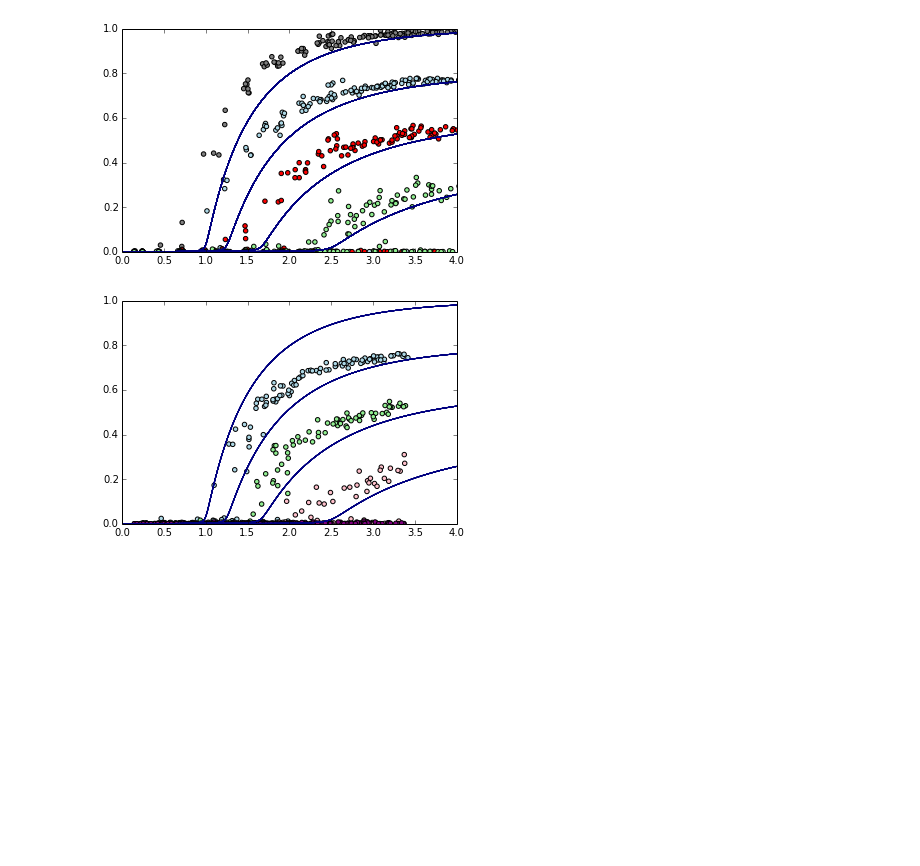
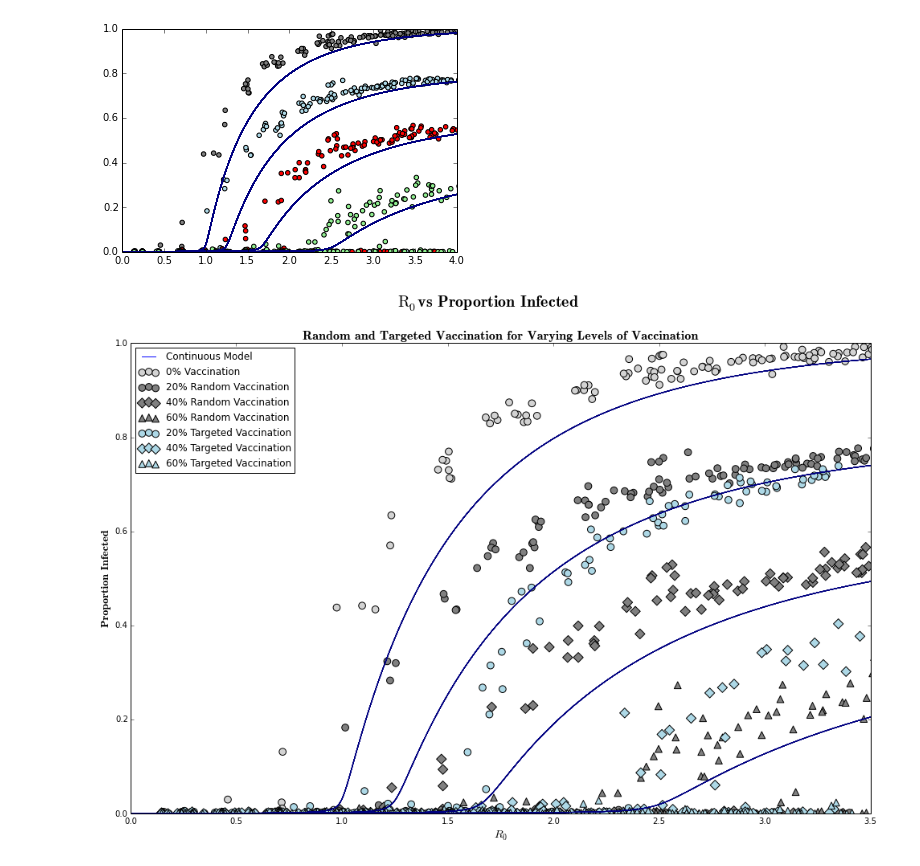
Before and after one commit to erinellefsen/summer2015, a Jupyter notebook: RandIgraph - prop infected(1).ipynb, the cells around one changed output. Drawn from its saved outputs; the diff is of its cells as text; code cells hidden in the pictures; blank space fills up the shorter version.

```diff
--- a/RandIgraph - prop infected(1).ipynb
+++ b/RandIgraph - prop infected(1).ipynb
@@ -143,20 +142,35 @@ z = [[0.2513000000000002, 0.001, 1000], [0.47687250000000014, 0.001, 1000], [0.7
 # %%
 Rlist = []
 Ilist = []
 fig = plt.figure()
+fig.set_size_inches(16.5, 10.5, forward=True)
 ax = fig.add_subplot(1,1,1)
-temp.plot_implicit2d(temp.continuousInfection, rangeX=(0,4),rangeY=(0,1),ax=ax)
-temp.plot_implicit2d(temp.continuousInfection2, rangeX=(0,4),rangeY=(0,1),ax=ax)
-temp.plot_implicit2d(temp.continuousInfection4, rangeX=(0,4),rangeY=(0,1),ax=ax)
-temp.plot_implicit2d(temp.continuousInfection6, rangeX=(0,4),rangeY=(0,1),ax=ax)
-lst = [w,x,y,z]
-colors = ["lightblue","lightgreen","pink","purple"]
-for i in range(4):
+plt.suptitle("$\mathrm{R_0}$vs Proportion Infected", fontsize=20,fontname ="Roman")
+plt.title("Random and Targeted Vaccination for Varying Levels of Vaccination",fontsize="16",fontname="Roman")
+
+plt.ylabel('Proportion Infected',fontname="Roman",fontsize=14)
+plt.xlabel('$R_0$',fontname="Roman",fontsize=14)
+temp.plot_implicit2d(temp.continuousInfection, rangeX=(0,3.5),rangeY=(0,1),ax=ax)
+temp.plot_implicit2d(temp.continuousInfection2, rangeX=(0,3.5),rangeY=(0,1),ax=ax)
+temp.plot_implicit2d(temp.continuousInfection4, rangeX=(0,3.5),rangeY=(0,1),ax=ax)
+temp.plot_implicit2d(temp.continuousInfection6, rangeX=(0,3.5),rangeY=(0,1),ax=ax)
+lst = [x1,y1,z1,w1,x,y,z]
+colors = ["gray","gray","gray","lightgray","lightblue","lightblue","lightblue"]#,"purple"]
+markers = ["o","D","^","o","o","D","^"]
+templst = []
+for i in range(7):
     for item in lst[i]:
         Rlist = Rlist + [item[0]]
         Ilist = Ilist + [item[1]]
-    plt.scatter(Rlist,Ilist,c=colors[i])
+
+    l2 = plt.scatter(Rlist,Ilist,c=colors[i], marker = markers[i],s=75)
+    templst.append(l2)
+
     Rlist = []
     Ilist=[]
+l1, = plt.plot([1,2,3])
+l1.remove()
+plt.legend([l1,templst[3],templst[0],templst[1],templst[2],templst[4],templst[5],templst[6]], ["Continuous Model","0% Vaccination","20% Random Vaccination","40% Random Vaccination","60% Random Vaccination","20% Targeted Vaccination","40% Targeted Vaccination","60% Targeted Vaccination"],loc=2)
+plt.savefig('graphDir/'+"Random and Targeted Vaccination"+'.pdf')
 # %% [output]
-[figure, old version]
+[figure, new version]
```
Also changed, not shown: parts of 3 cells of this notebook, 8 other files.
